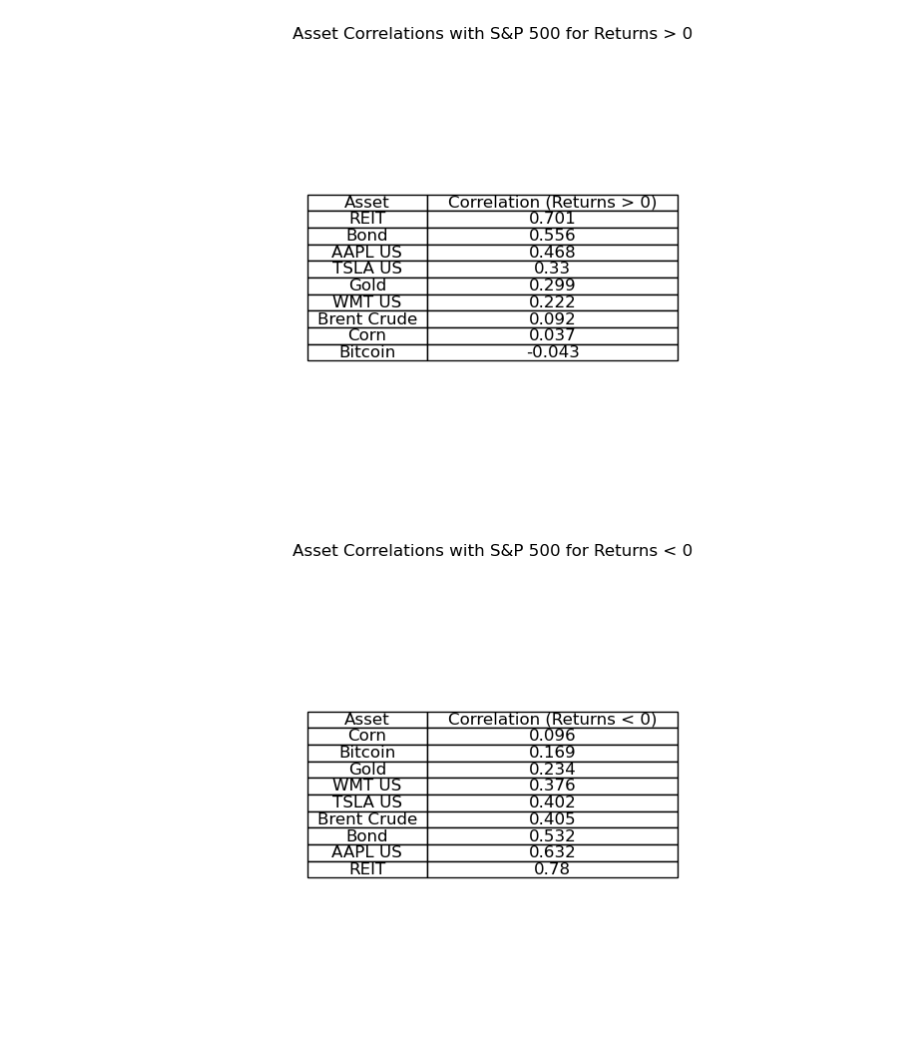
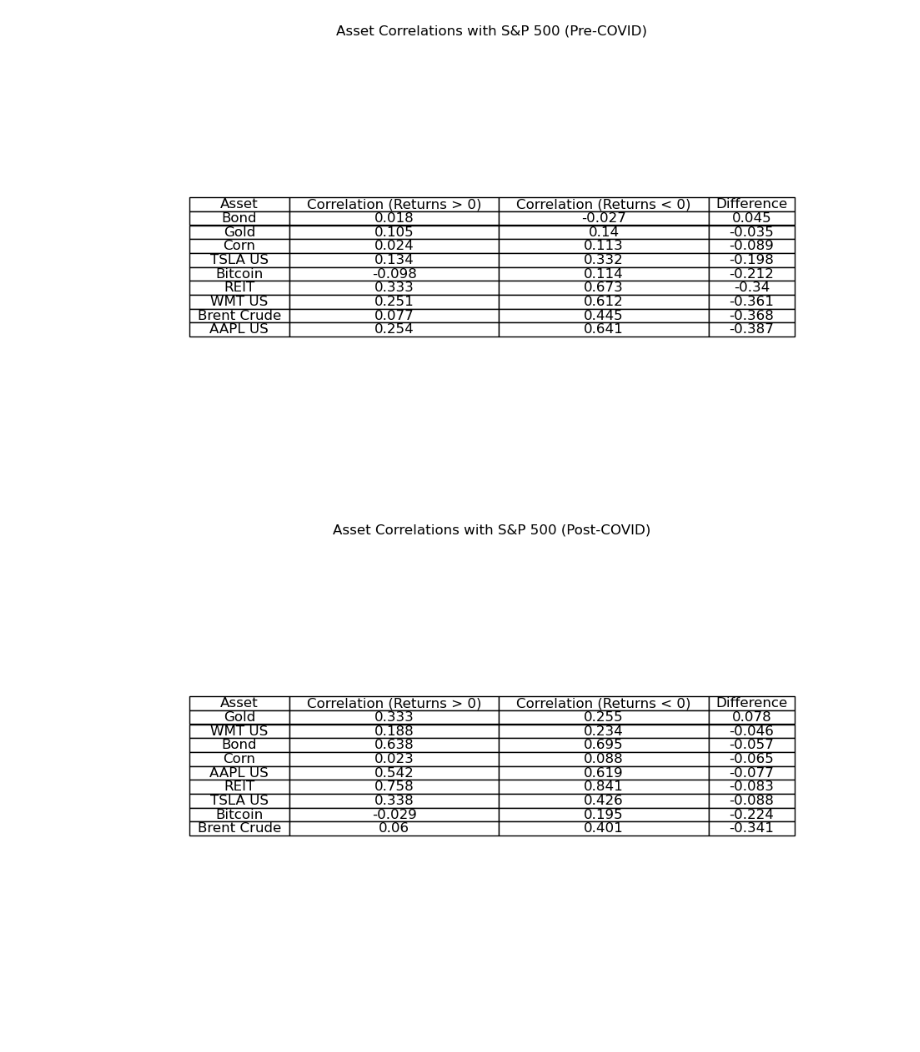
Before and after one commit to ryan-bert/diversification-covid19-analysis, a Jupyter notebook: main.ipynb, the cells around one changed output. Cells and saved outputs as stored; diff of their text form; code cells hidden in the pictures.

Commit message:
changed tables

```diff
--- a/main.ipynb
+++ b/main.ipynb
@@ -120,60 +120,58 @@ for period in ['Pre-COVID', 'Post-COVID']:
         if asset == 'S&P 500':
             continue
 
         data = datasets[period]
 
         upside_corrs = data[data['S&P 500'] > 0][asset].corr(data[data['S&P 500'] > 0]['S&P 500'])
         downside_corrs = data[data['S&P 500'] < 0][asset].corr(data[data['S&P 500'] < 0]['S&P 500'])
 
         avg_upside_corrs.append(upside_corrs)
         avg_downside_corrs.append(downside_corrs)
 
     r = np.arange(len(assets))
     width = 0.35
 
     plt.figure(figsize=(12, 7))
     plt.bar(r, avg_upside_corrs, color='g', width=width, label='Avg Upside Correlation')
     plt.bar(r + width, avg_downside_corrs, color='r', width=width, label='Avg Downside Correlation')
     plt.xlabel('Assets')
     plt.ylabel('Average Correlation')
     plt.title(f'{period} - Average Upside and Downside Correlations by Asset')
     plt.xticks(r + width / 2, assets, rotation=45)
     plt.legend()
     plt.tight_layout()
     plt.savefig(f'{period}_correlation_bar_graph.png', dpi=300)
     plt.close()
 
-# Calculate correlations with S&P 500 for returns > 0 and returns < 0
-correlations_positive = {}
-correlations_negative = {}
-for asset in assets:
-    pos_corr = round(returns_df[returns_df['S&P 500'] > 0][asset].corr(returns_df[returns_df['S&P 500'] > 0]['S&P 500']), 3)
-    neg_corr = round(returns_df[returns_df['S&P 500'] < 0][asset].corr(returns_df[returns_df['S&P 500'] < 0]['S&P 500']), 3)
-    correlations_positive[asset] = pos_corr
-    correlations_negative[asset] = neg_corr
+dfs_combined = {}
 
-# Create dataframes for the correlations
-df_positive = pd.DataFrame(list(correlations_positive.items()), columns=["Asset", "Correlation (Returns > 0)"]).sort_values(by="Correlation (Returns > 0)", ascending=False)
-df_negative = pd.DataFrame(list(correlations_negative.items()), columns=["Asset", "Correlation (Returns < 0)"]).sort_values(by="Correlation (Returns < 0)")
+# Generate dataframes
+for period_name in ["Pre-COVID", "Post-COVID"]:
+    combined_data = []
+    for asset in assets:
+        pos_corr = round(datasets[period_name][datasets[period_name]['S&P 500'] > 0][asset].corr(datasets[period_name][datasets[period_name]['S&P 500'] > 0]['S&P 500']), 3)
+        neg_corr = round(datasets[period_name][datasets[period_name]['S&P 500'] < 0][asset].corr(datasets[period_name][datasets[period_name]['S&P 500'] < 0]['S&P 500']), 3)
+
+        diff = round(pos_corr - neg_corr,3)
+        combined_data.append([asset, pos_corr, neg_corr, diff])
+
+    # Convert to dataframe
+    df = pd.DataFrame(combined_data, columns=["Asset", "Correlation (Returns > 0)", "Correlation (Returns < 0)", "Difference"])
+
+    # Sort based on difference in descending order
+    df = df.sort_values(by="Difference", ascending=False)
+    dfs_combined[period_name] = df
 
 # Display tables using matplotlib and save as images
-fig, ax = plt.subplots(1, 1, figsize=(10, 6))
-ax.axis('off')
-tbl = ax.table(cellText=df_positive.values, colLabels=df_positive.columns, cellLoc='center', loc='center')
-tbl.auto_set_font_size(False)
-tbl.set_fontsize(12)
-tbl.auto_set_column_width(col=list(range(len(df_positive.columns))))
-plt.title("Asset Correlations with S&P 500 for Returns > 0")
-plt.savefig("PositiveReturnsCorrelation.png", dpi=300, bbox_inches='tight')
-
-fig, ax = plt.subplots(1, 1, figsize=(10, 6))
-ax.axis('off')
-tbl = ax.table(cellText=df_negative.values, colLabels=df_negative.columns, cellLoc='center', loc='center')
-tbl.auto_set_font_size(False)
-tbl.set_fontsize(12)
-tbl.auto_set_column_width(col=list(range(len(df_negative.columns))))
-plt.title("Asset Correlations with S&P 500 for Returns < 0")
-plt.savefig("NegativeReturnsCorrelation.png", dpi=300, bbox_inches='tight')
+for period_name in ["Pre-COVID", "Post-COVID"]:
+    fig, ax = plt.subplots(1, 1, figsize=(12, 7))
+    ax.axis('off')
+    tbl = ax.table(cellText=dfs_combined[period_name].values, colLabels=dfs_combined[period_name].columns, cellLoc='center', loc='center')
+    tbl.auto_set_font_size(False)
+    tbl.set_fontsize(12)
+    tbl.auto_set_column_width(col=list(range(len(dfs_combined[period_name].columns))))
+    plt.title(f"Asset Correlations with S&P 500 ({period_name})")
+    plt.savefig(f"CombinedCorrelation_{period_name}.png", dpi=300, bbox_inches='tight')
 # %% [output]
-[figure, old version]
+[figure, new version]
-[figure, old version]
+[figure, new version]
```
Also changed, not shown: 4 other files.
